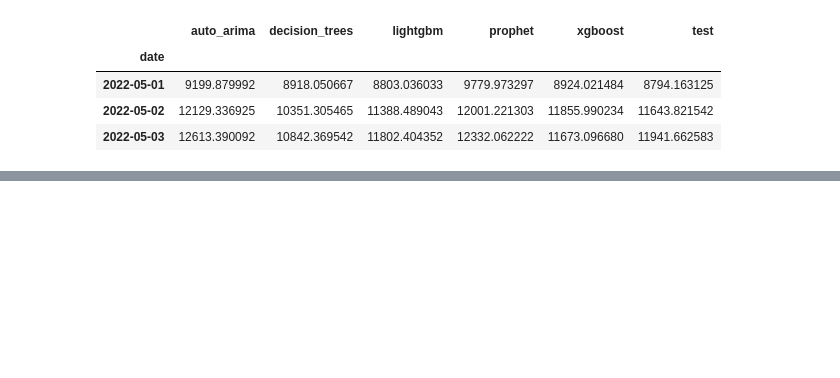
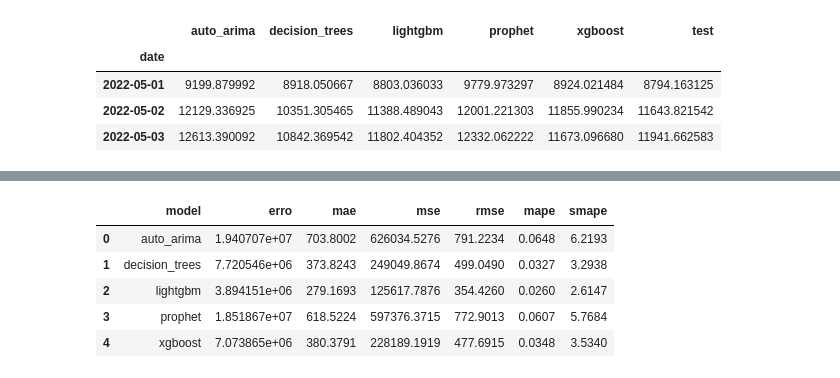
Before and after one commit to matheus-vizzotto/projecao_demanda_eletrica, a Jupyter notebook: models/compare_forecasts.ipynb, the cells around one changed output, grey strips where cells are left out. Cells and saved outputs as stored; diff of their text form; code cells hidden in the pictures; blank space fills up the shorter version.

```diff
--- a/models/compare_forecasts.ipynb
+++ b/models/compare_forecasts.ipynb
@@ -82,0 +80,9 @@ px.line(df3, x = "date", y = "value", color= "variable", title=f"Validação: {d
+# %%
+df2_metrics
+# %% [output]
+|  | model | erro | mae | mse | rmse | mape | smape |
+| 0 | auto_arima | 1.940707e+07 | 703.8002 | 626034.5276 | 791.2234 | 0.0648 | 6.2193 |
+| 1 | decision_trees | 7.720546e+06 | 373.8243 | 249049.8674 | 499.0490 | 0.0327 | 3.2938 |
+| 2 | lightgbm | 3.894151e+06 | 279.1693 | 125617.7876 | 354.4260 | 0.0260 | 2.6147 |
+| 3 | prophet | 1.851867e+07 | 618.5224 | 597376.3715 | 772.9013 | 0.0607 | 5.7684 |
+| 4 | xgboost | 7.073865e+06 | 380.3791 | 228189.1919 | 477.6915 | 0.0348 | 3.5340 |
```
Also changed, not shown: parts of 9 cells of this notebook.
